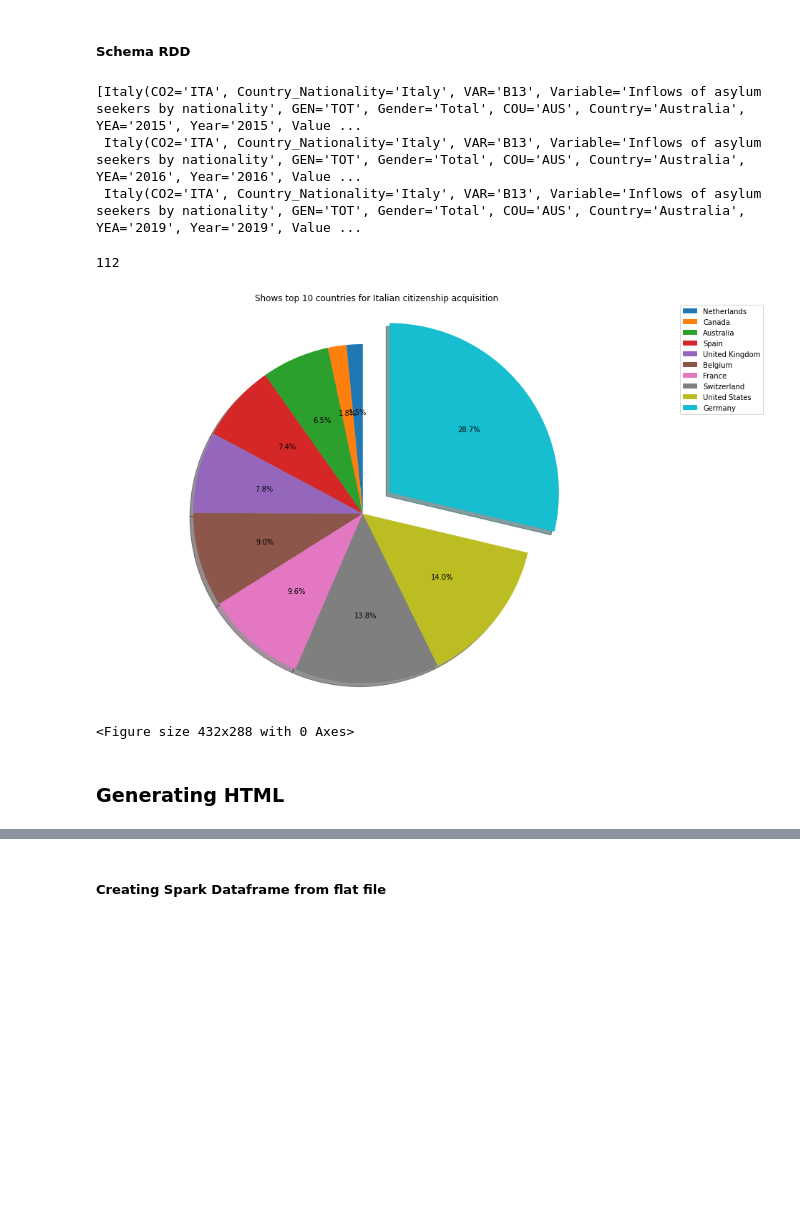
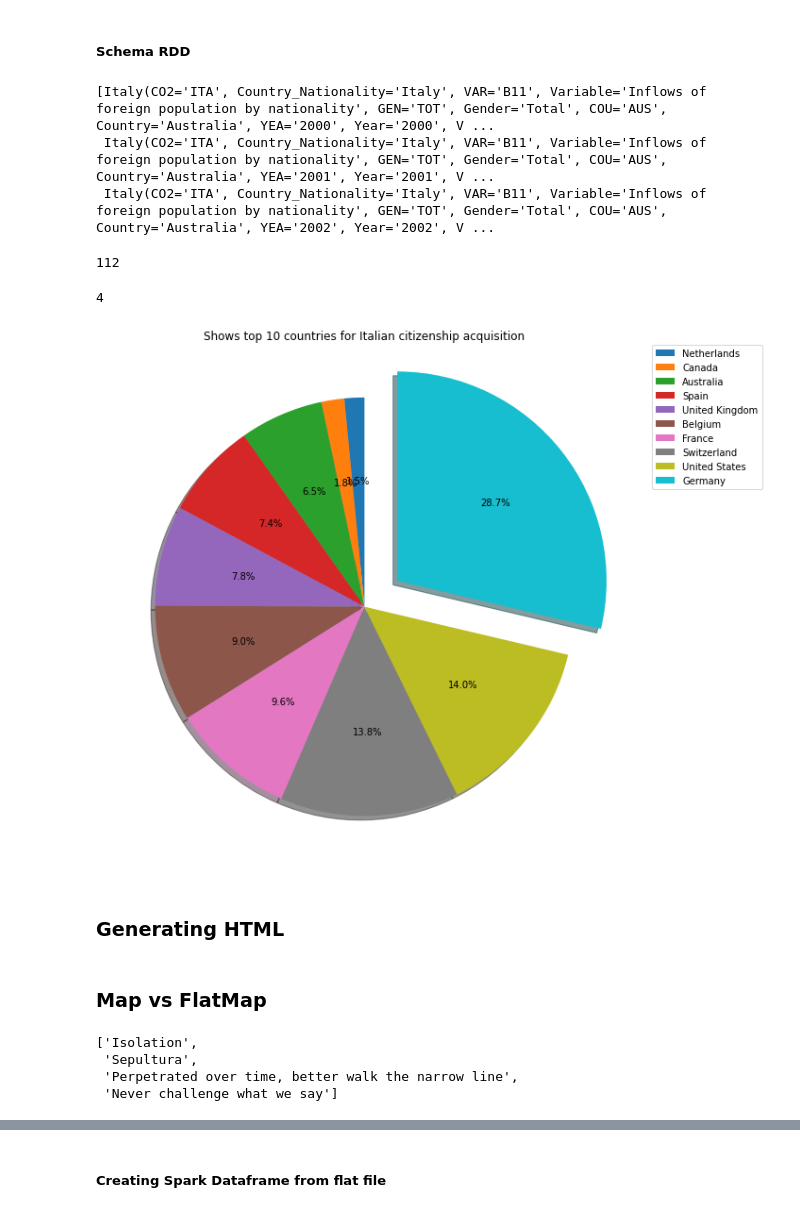
Before and after one commit to DaniloNunesMelo/Dan_Portfolio_Code, a Jupyter notebook: spark-data-analysis/Inter-Migr-Flows-Italy/AppDan - Italy International Migration.ipynb, the cells around one changed output, grey strips where cells are left out. Drawn from its saved outputs; the diff is of its cells as text; code cells hidden in the pictures; blank space fills up the shorter version.

```diff
--- a/spark-data-analysis/Inter-Migr-Flows-Italy/AppDan - Italy International Migration.ipynb
+++ b/spark-data-analysis/Inter-Migr-Flows-Italy/AppDan - Italy International Migration.ipynb
@@ -49,6 +74,4 @@ spark.getActiveSession()
 # %%
 ## Not working with double quote ""
 ## not working with header
-rdd_mig_italy = sc.textFile("/home/jovyan/spark/MIG_ITALY_NO_QUOTE.csv", 4, use_unicode=True).repartition(6)
+rdd_mig_italy = spark.sparkContext.textFile("/home/jovyan/spark/MIG_ITALY_NO_QUOTE.csv", 4, use_unicode=True)#.repartition(6)
-# %%
-rdd_mig_italy = rdd_mig_italy.filter(row => row != header)   #filter out header
@@ -84,9 +109,9 @@ def parseRecords( line ):
 df_rdd_mig_italy = rdd_mig_italy.map( lambda record: parseRecords(record) )
 df_rdd_mig_italy.take(3)
 # %% [output]
-[Italy(CO2='ITA', Country_Nationality='Italy', VAR='B13', Variable='Inflows of asylum seekers by nationality', GEN='TOT', Gender='Total', COU='AUS', Country='Australia', YEA='2015', Year='2015', Value ...
- Italy(CO2='ITA', Country_Nationality='Italy', VAR='B13', Variable='Inflows of asylum seekers by nationality', GEN='TOT', Gender='Total', COU='AUS', Country='Australia', YEA='2016', Year='2016', Value ...
- Italy(CO2='ITA', Country_Nationality='Italy', VAR='B13', Variable='Inflows of asylum seekers by nationality', GEN='TOT', Gender='Total', COU='AUS', Country='Australia', YEA='2019', Year='2019', Value ...
+[Italy(CO2='ITA', Country_Nationality='Italy', VAR='B11', Variable='Inflows of foreign population by nationality', GEN='TOT', Gender='Total', COU='AUS', Country='Australia', YEA='2000', Year='2000', V ...
+ Italy(CO2='ITA', Country_Nationality='Italy', VAR='B11', Variable='Inflows of foreign population by nationality', GEN='TOT', Gender='Total', COU='AUS', Country='Australia', YEA='2001', Year='2001', V ...
+ Italy(CO2='ITA', Country_Nationality='Italy', VAR='B11', Variable='Inflows of foreign population by nationality', GEN='TOT', Gender='Total', COU='AUS', Country='Australia', YEA='2002', Year='2002', V ...
 # %%
 df_rdd_mig_italy_Country = df_rdd_mig_italy.filter( lambda record: record.Country == "Germany" )
 df_rdd_mig_italy_Country.count()
@@ -96,3 +121,7 @@ df_rdd_mig_italy_Country.count()
 rdd_countries = df_rdd_mig_italy.map( lambda record: (record.Country, record.Value) ).reduceByKey( lambda a, b: a+b)
 rdd_countries_top10 = rdd_countries.filter( lambda record: record[1] > 1000000 )
 list_countries_top10 = rdd_countries_top10.sortBy( lambda a: a[1]).collect()
+# %%
+rdd_countries_top10.getNumPartitions()
+# %% [output]
+4
@@ -99,31 +130,27 @@ list_countries_top10 = rdd_countries_top10.sortBy( lambda a: a[1]).collect()
 # %%
 from matplotlib import pyplot as plt
 %matplotlib inline
 
-image1== "italy-image1"
+image1 = "italy-image1.png"
 listCountries = []
 listValues = []
 
 
 fig1, ax1 = plt.subplots(1,1, figsize=(11,8))
 explode = (0, 0, 0, 0, 0, 0, 0, 0, 0 , 0.2)
 
 for (a,b) in list_countries_top10:
     listCountries.append(a)
     listValues.append(b)
 ax1.pie(listValues, explode=explode, autopct='%1.1f%%', shadow=True, startangle=90)
 
 plt.tight_layout()
 plt.title('Shows top 10 countries for Italian citizenship acquisition')
-
 plt.legend(labels=listCountries, bbox_to_anchor=(1.05, 1), loc=2, borderaxespad=0.)
 
-ax1.axis('equal')
-plt.show()
 plt.savefig(image1)
 # %% [output]
-[figure, old version]
+[figure, new version]
-<Figure size 432x288 with 0 Axes>
 # %% [markdown]
 ### Generating HTML
 # %%
@@ -145,3 +172,5 @@ src="''' + image1 + '''"></iframe>
 file = open('./Report-Italy.html','w')
 file.write(html_body)
 file.close()
+# %% [markdown]
+### Map vs FlatMap
@@ -147,0 +179,7 @@ file.close()
+# %%
+rdd_music.take(4)
+# %% [output]
+['Isolation',
+ 'Sepultura',
+ 'Perpetrated over time, better walk the narrow line',
+ 'Never challenge what we say']
```
Also changed, not shown: parts of 22 cells of this notebook, 10 other files.
